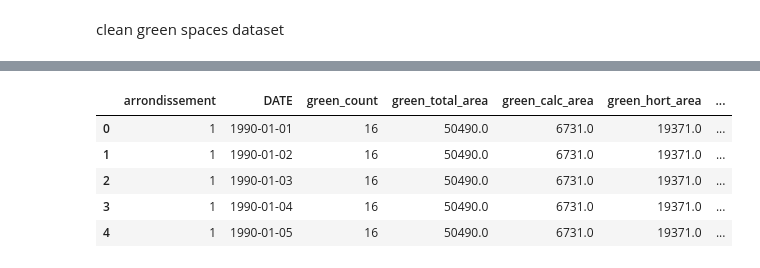
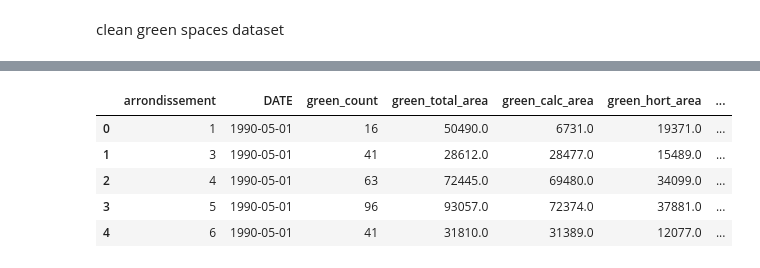
Before and after one commit to ChloeMoussalli/ML_Project, a Jupyter notebook: notebooks/data_preparation.ipynb, the cells around one changed output, grey strips where cells are left out. Saved outputs shown, nothing was run; the diff lists cells and outputs as text; code cells hidden in the pictures.

Commit message:
data prep and clean #2

```diff
--- a/notebooks/data_preparation.ipynb
+++ b/notebooks/data_preparation.ipynb
@@ -337,14 +416,5 @@ merge all datasets
 # %%
-# 1. One row per arrondissement for roads (wide format by road_type)
-df_roads_pivot = df_roads_agg.pivot(
-    index="arrondissement",
-    columns="road_type",
-    values=["roads_total_length_m", "roads_avg_width_m", "roads_total_surface_m2"],
-)
-df_roads_pivot.columns = [f"{metric}_{rt}" for metric, rt in df_roads_pivot.columns]
-df_roads_pivot = df_roads_pivot.reset_index()
-
-# 2. Aggregate weather to 1 row per (arrondissement, DATE) on known stations
+# 1. Agrégation météo journalière par (arrondissement, DATE)
 weather_num_cols = [
     c for c in df_weather_clean.select_dtypes(include="number").columns
     if c != "arrondissement"
@@ -366,16 +436,10 @@ df_weather_base = (
 df_weather_base["weather_source_arrondissement"] = df_weather_base["arrondissement"]
 df_weather_base["weather_is_imputed"] = False
 
-# 3. Map arrondissements without a direct station to nearest known station
+# 2. Imputation vers la station la plus proche pour les arrondissements sans station directe
 nearest_weather_arr = {
-    1: 4,
-    2: 10,
-    3: 4,
-    5: 4,
-    8: 17,
-    9: 10,
-    11: 20,
-    18: 10,
+    1: 4, 2: 10, 3: 4, 5: 4,
+    8: 17, 9: 10, 11: 20, 18: 10,
 }
 
 imputed_parts = []
@@ -386,42 +450,50 @@ for target_arr, src_arr in nearest_weather_arr.items():
     sub["weather_is_imputed"] = True
     imputed_parts.append(sub)
 
-df_weather_daily = pd.concat(
-    [df_weather_base] + imputed_parts,
-    ignore_index=True,
-)
+df_weather_daily = pd.concat([df_weather_base] + imputed_parts, ignore_index=True)
 
-# 4. Final merge across all 20 arrondissements (1 row per arrondissement & DATE)
+# 3. Fusion globale + greffe TMY sur (month, day)
 df_final = (
     df_green_agg
     .merge(df_weather_daily, on="arrondissement", how="left")
     .merge(df_roads_pivot, on="arrondissement", how="left")
     .merge(df_water_agg, on="arrondissement", how="left")
+    .assign(
+        month=lambda d: d["DATE"].dt.month,
+        day=lambda d: d["DATE"].dt.day,
+    )
+    .merge(df_tmy_daily, on=["month", "day"], how="left")
+    .drop(columns=["month", "day", "NUM_POSTE", "Code postal"], errors="ignore")
 )
 
-# Drop raw code columns if present
-cols_codes = [c for c in ["NUM_POSTE", "Code postal"] if c in df_final.columns]
-df_final = df_final.drop(columns=cols_codes)
+# 4. Diagnostic des valeurs manquantes et filtrage
+missing_pct = (df_final.isna().mean() * 100).sort_values(ascending=False)
+print("Top colonnes avec valeurs manquantes (%) :")
+print(missing_pct.head(15).round(2))
 
-# Check duplicates on (arrondissement, DATE)
-dated_rows = df_final.dropna(subset=["DATE"])
-print("Doublons sur (arrondissement, DATE) :", dated_rows.duplicated(subset=["arrondissement", "DATE"]).sum())
+essential_cols = [c for c in ["DATE", "temp_min_c", "temp_max_c"] if c in df_final.columns]
+df_clean_essential = df_final.dropna(subset=essential_cols).copy()
+df_all_complete = df_final.dropna().copy()
 
-# Reorder columns: 'arrondissement' first, 'DATE' second
+print("\nLignes avant filtre :", len(df_final))
+print("Lignes avec DATE, temp_min_c, temp_max_c non nuls :", len(df_clean_essential))
+print("Lignes sans AUCUN NaN :", len(df_all_complete))
+
+# Garde df_clean_essential pour ne pas perdre trop de lignes à cause des variables optionnelles
+df_final = df_clean_essential
+
+# 5. Contrôle doublons, ordre des colonnes, tri et export
+print("Doublons sur (arrondissement, DATE) :", df_final.duplicated(subset=["arrondissement", "DATE"]).sum())
+
 cols = list(df_final.columns)
 ordered_cols = ["arrondissement"] + (["DATE"] if "DATE" in cols else []) + [
     c for c in cols if c not in ["arrondissement", "DATE"]
 ]
-df_final = df_final[ordered_cols]
+df_final = df_final[ordered_cols].sort_values(["DATE", "arrondissement"]).reset_index(drop=True)
 
-# Sort & export CSV once
-df_final = df_final.sort_values(["arrondissement", "DATE"]).reset_index(drop=True)
 output_path = HERE / "df_final.csv"
 df_final.to_csv(output_path, index=False)
 
-print("Arrondissements in df_final :", sorted(df_final["arrondissement"].dropna().unique().tolist()))
-print("missing dates (NaT) :", df_final["DATE"].isna().sum())
-print("Generated file :", output_path)
-print("Shape of df_final :", df_final.shape)
+print("Export terminé :", output_path, "| Shape :", df_final.shape)
 df_final.head(5)
 # %% [output]
@@ -433,6 +517,6 @@ Shape of df_final : (209697, 38)
 |  | arrondissement | DATE | green_count | green_total_area | green_calc_area | green_hort_area | ... |
-| 0 | 1 | 1990-01-01 | 16 | 50490.0 | 6731.0 | 19371.0 | ... |
-| 1 | 1 | 1990-01-02 | 16 | 50490.0 | 6731.0 | 19371.0 | ... |
-| 2 | 1 | 1990-01-03 | 16 | 50490.0 | 6731.0 | 19371.0 | ... |
-| 3 | 1 | 1990-01-04 | 16 | 50490.0 | 6731.0 | 19371.0 | ... |
-| 4 | 1 | 1990-01-05 | 16 | 50490.0 | 6731.0 | 19371.0 | ... |
+| 0 | 1 | 1990-05-01 | 16 | 50490.0 | 6731.0 | 19371.0 | ... |
+| 1 | 3 | 1990-05-01 | 41 | 28612.0 | 28477.0 | 15489.0 | ... |
+| 2 | 4 | 1990-05-01 | 63 | 72445.0 | 69480.0 | 34099.0 | ... |
+| 3 | 5 | 1990-05-01 | 96 | 93057.0 | 72374.0 | 37881.0 | ... |
+| 4 | 6 | 1990-05-01 | 41 | 31810.0 | 31389.0 | 12077.0 | ... |
```
Also changed, not shown: parts of 16 cells of this notebook, 3 other files.
